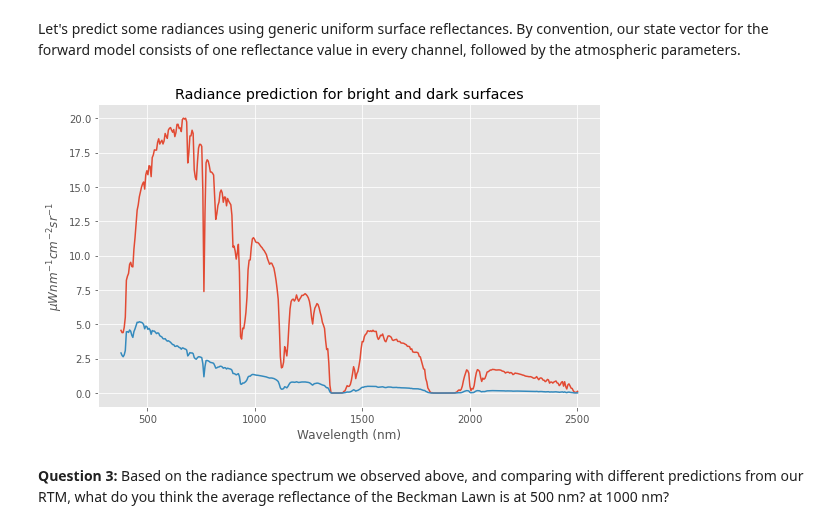
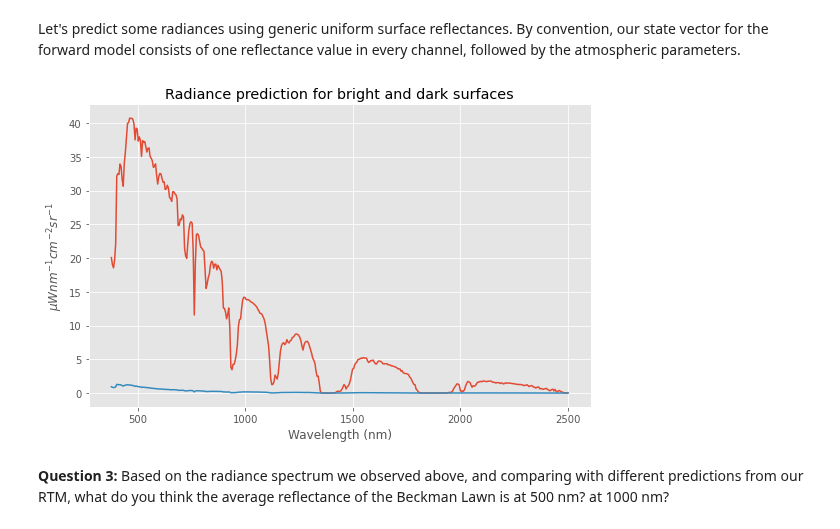
Before and after one commit to davidraythompson/istutor, a Jupyter notebook: 11_OptimalEstimation/11_OE_Forward.ipynb, the cells around one changed output. Cells and saved outputs as stored; diff of their text form; code cells hidden in the pictures.

```diff
--- a/11_OptimalEstimation/11_OE_Forward.ipynb
+++ b/11_OptimalEstimation/11_OE_Forward.ipynb
@@ -27,7 +27,7 @@ instrument_settings = {"wavelength_file": os.path.join("data","wavelengths.txt")
                        "unknowns": {
                              "cal_uncertainty_systematic_file":
                                    os.path.join("..","data","avirisng_systematic_error.txt"),
-                             "uncorrelated_radiometric_uncertainty": 0.01}}
+                             "uncorrelated_radiometric_uncertainty": 0.0}}
 instrument_config = Config({ "forward_model": {"instrument":instrument_settings}})
 
 avirisng = Instrument(instrument_config)
@@ -58,20 +58,20 @@ plt.title('Noise-equivalent change in radiance');
 from isofit.radiative_transfer.radiative_transfer import RadiativeTransfer
 
 rtm_settings = {"statevector": {
+                  "AOT550":
+                    {"bounds": [0.01, 0.1],
+                     "scale": 0.01,
+                     "init": 0.05,
+                     "prior_mean": 0.05,
+                     "prior_sigma": 0.1},
                   "H2OSTR":
                     {"bounds": [1.5, 2.0],
                      "scale": 0.01,
                      "init": 1.75,
                      "prior_mean": 1.75,
-                     "prior_sigma": 2.0},
-                  "AOT550":
-                    {"bounds": [0.01, 0.1],
-                     "scale": 0.01,
-                     "init": 0.05,
-                     "prior_mean": 0.05,
-                     "prior_sigma": 0.1}},
-                "lut_grid": {"H2OSTR": [1.5, 2.0],
-                            "AOT550": [0.01, 0.1]},
+                     "prior_sigma": 2.0}},
+                "lut_grid": {"AOT550": [0.01, 0.1],
+                             "H2OSTR": [1.5, 2.0]},
                 "unknowns": {"H2O_ABSCO": 0.01},
                 "auto_rebuild":False,
                 "radiative_transfer_engines":{
@@ -80,8 +80,8 @@ rtm_settings = {"statevector": {
                       "lut_path": os.path.join("data","lut"),
                       "wavelength_range": [350,2520],
                       "template_file": os.path.join("data","modtran.json"),
-                      "lut_names": ["H2OSTR", "AOT550"],
-                      "statevector_names": ["H2OSTR", "AOT550"]}}}
+                      "lut_names": ["AOT550","H2OSTR"],
+                      "statevector_names": ["AOT550","H2OSTR"]}}}
 
 rtm_config = Config({"forward_model": {
                       "instrument": instrument_settings,
@@ -167,26 +167,26 @@ Let's predict some radiances using generic uniform surface reflectances.  By con
 # %%
 h2o_column = 1.7
 aod550 = 0.1
 
-atm_state = np.array([1.7, 0.01])
+atm_state = np.array([aod550, h2o_column])
 wavelengths = lawn.wl.copy()
 
 bright_reflectance = np.ones(len(wavelengths))
 bright_statevector = np.concatenate((bright_reflectance, atm_state))
 bright_radiance_prediction = fm.calc_rdn(bright_statevector, geom)
 
 plt.plot(wavelengths, bright_radiance_prediction)
 
-dark_reflectance = bright_reflectance * 0.1
+dark_reflectance = bright_reflectance * 0.01
 dark_statevector = np.concatenate((dark_reflectance, atm_state))
 dark_radiance_prediction = fm.calc_rdn(dark_statevector, geom)
 
 plt.plot(wavelengths, dark_radiance_prediction)
 plt.xlabel('Wavelength (nm)')
 plt.ylabel('$\mu W nm^{-1} cm^{-2} sr^{-1}$')
 plt.title('Radiance prediction for bright and dark surfaces');
 # %% [output]
-[figure, old version]
+[figure, new version]
 # %% [markdown]
 <b> Question 3: </b> Based on the radiance spectrum we observed above, and comparing with different predictions from our RTM, what do you think the average reflectance of the Beckman Lawn is at 500 nm? at 1000 nm?
 # %% [markdown]
```
Also changed, not shown: parts of 3 cells of this notebook, 3 other files.
